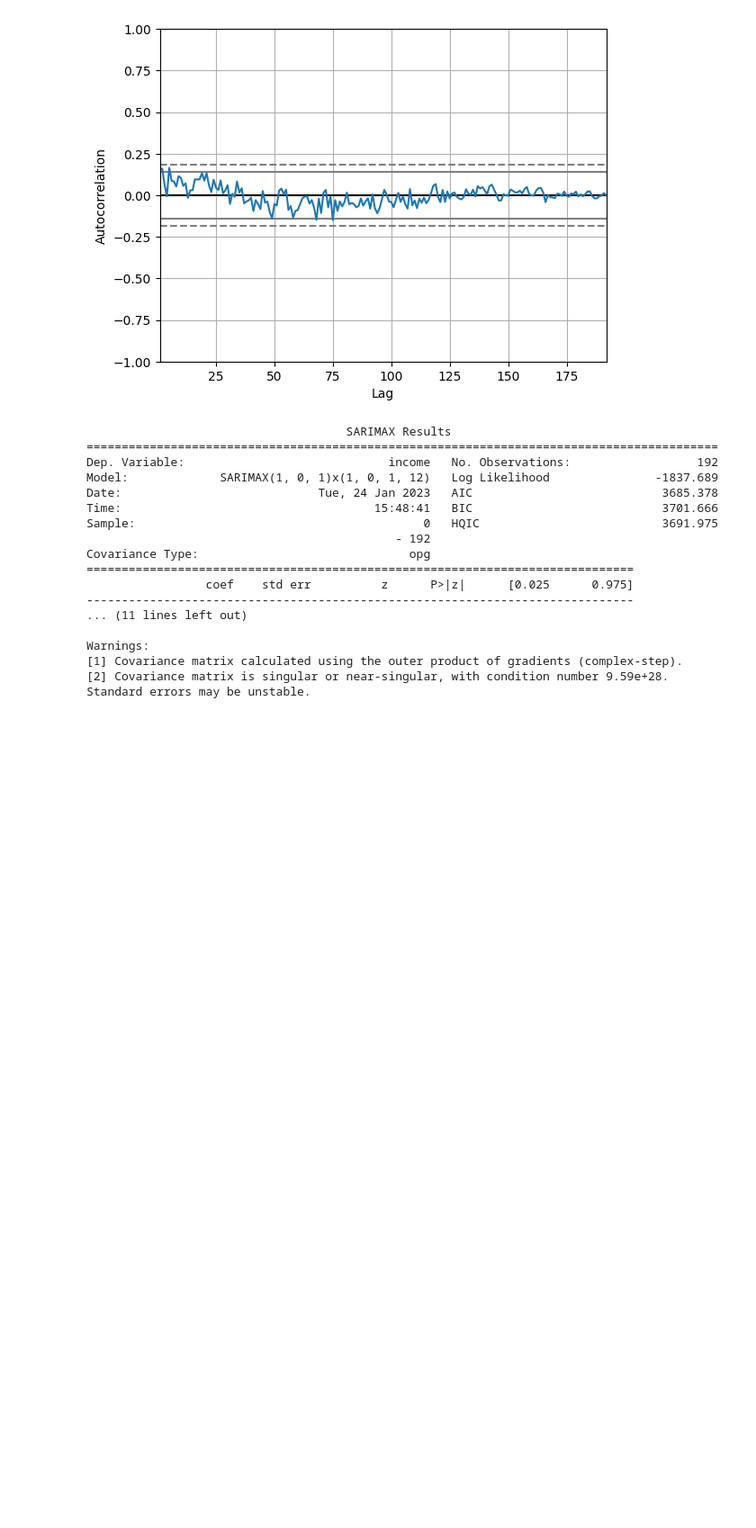
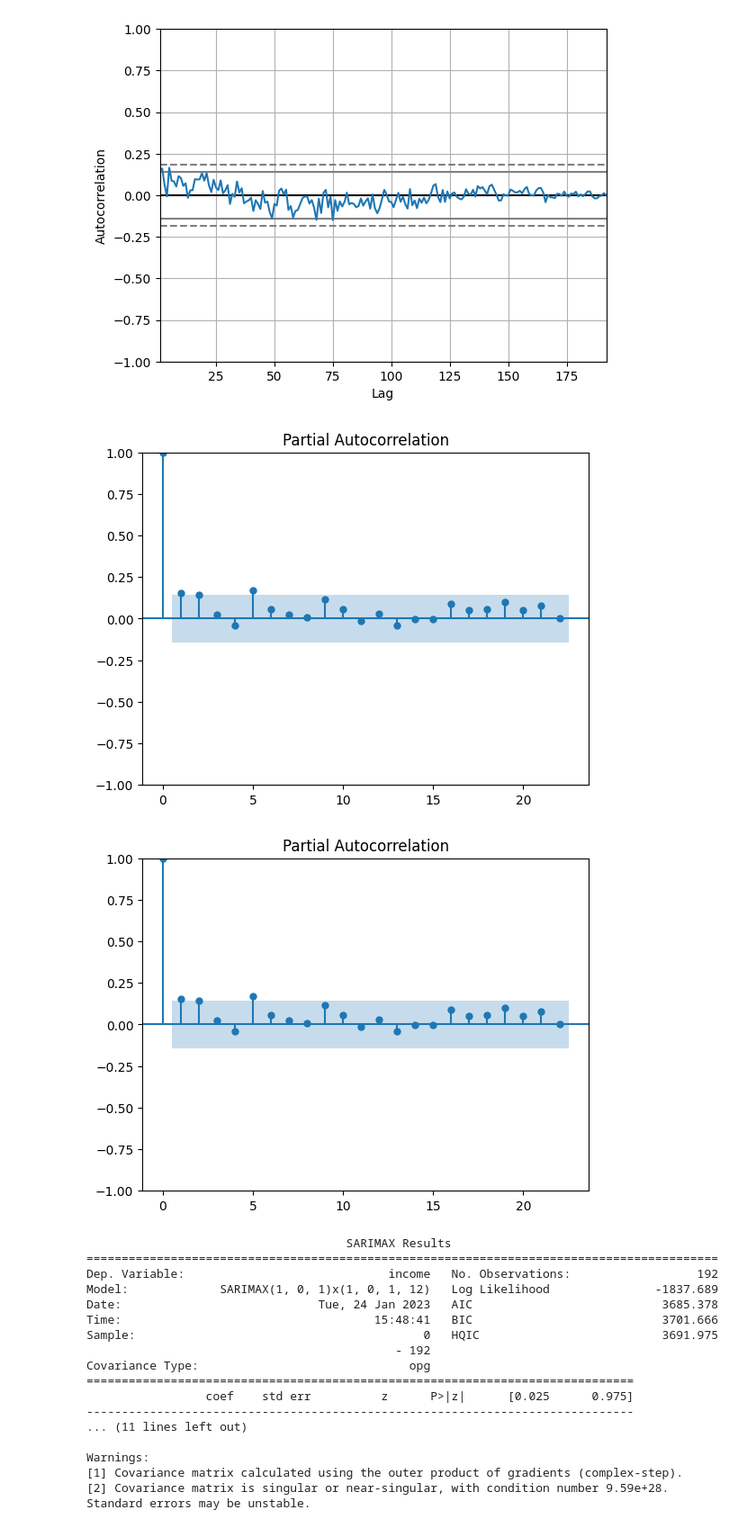
Before and after one commit to wessware/ARIMA_TIME_SERIES_FORECASTING, a Jupyter notebook: models/sarimax_time_series_analysis_caseIHjx75t.ipynb, the cells around one changed output. Shown: that part at 90% size. Cells and saved outputs as stored; diff of their text form; code cells hidden in the pictures; blank space fills up the shorter version.

Commit message:
partial autocorrelation plot

```diff
--- a/models/sarimax_time_series_analysis_caseIHjx75t.ipynb
+++ b/models/sarimax_time_series_analysis_caseIHjx75t.ipynb
@@ -45,6 +46,11 @@ pd.plotting.autocorrelation_plot(df["income"])
 # %% [output]
 <AxesSubplot: xlabel='Lag', ylabel='Autocorrelation'>
 [figure]
+# %%
+plot_pacf(df["income"], lags = 22)
+# %% [output]
+[figure, added]
+[figure, added]
 # %%
 p, d, q = 1, 0, 1
 # %%
```
Also changed, not shown: parts of 1 cell of this notebook.
